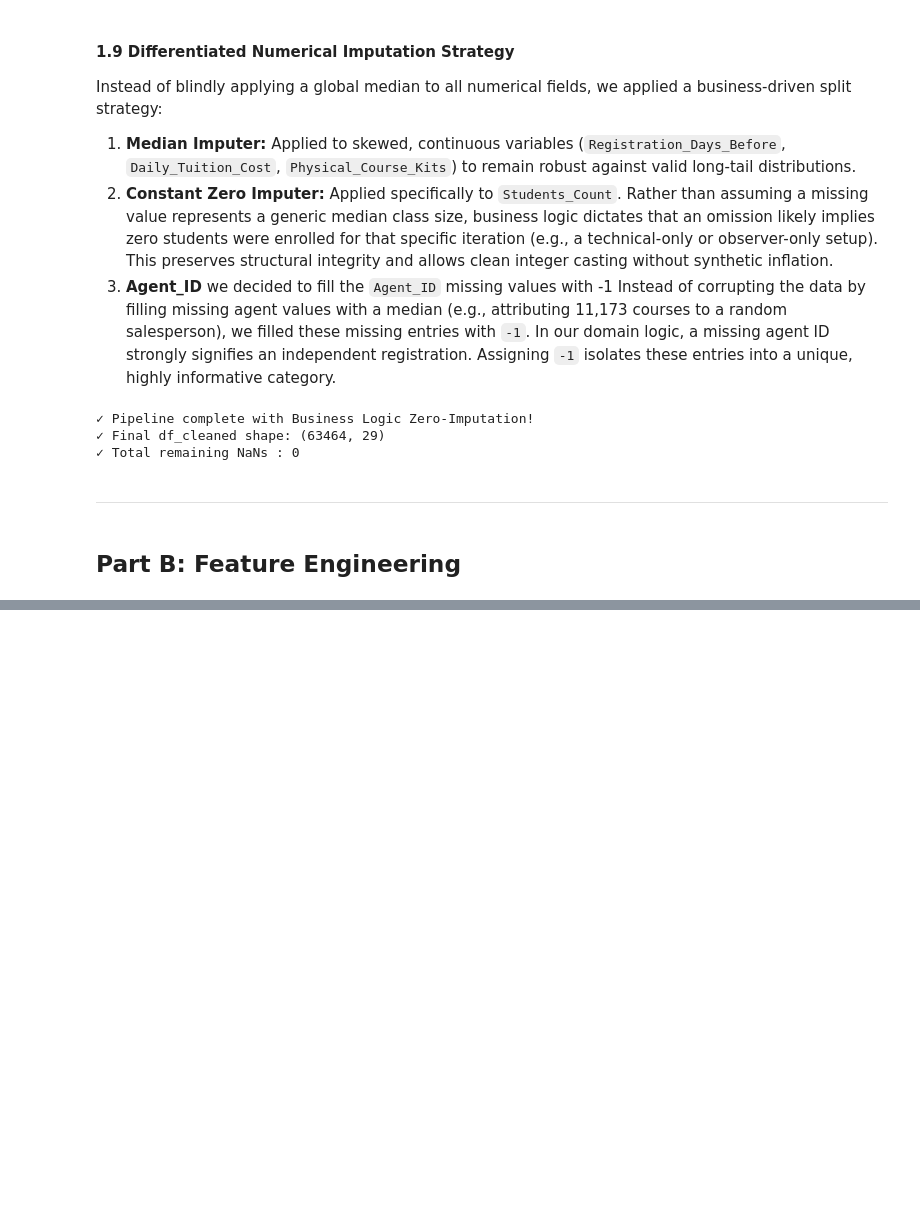
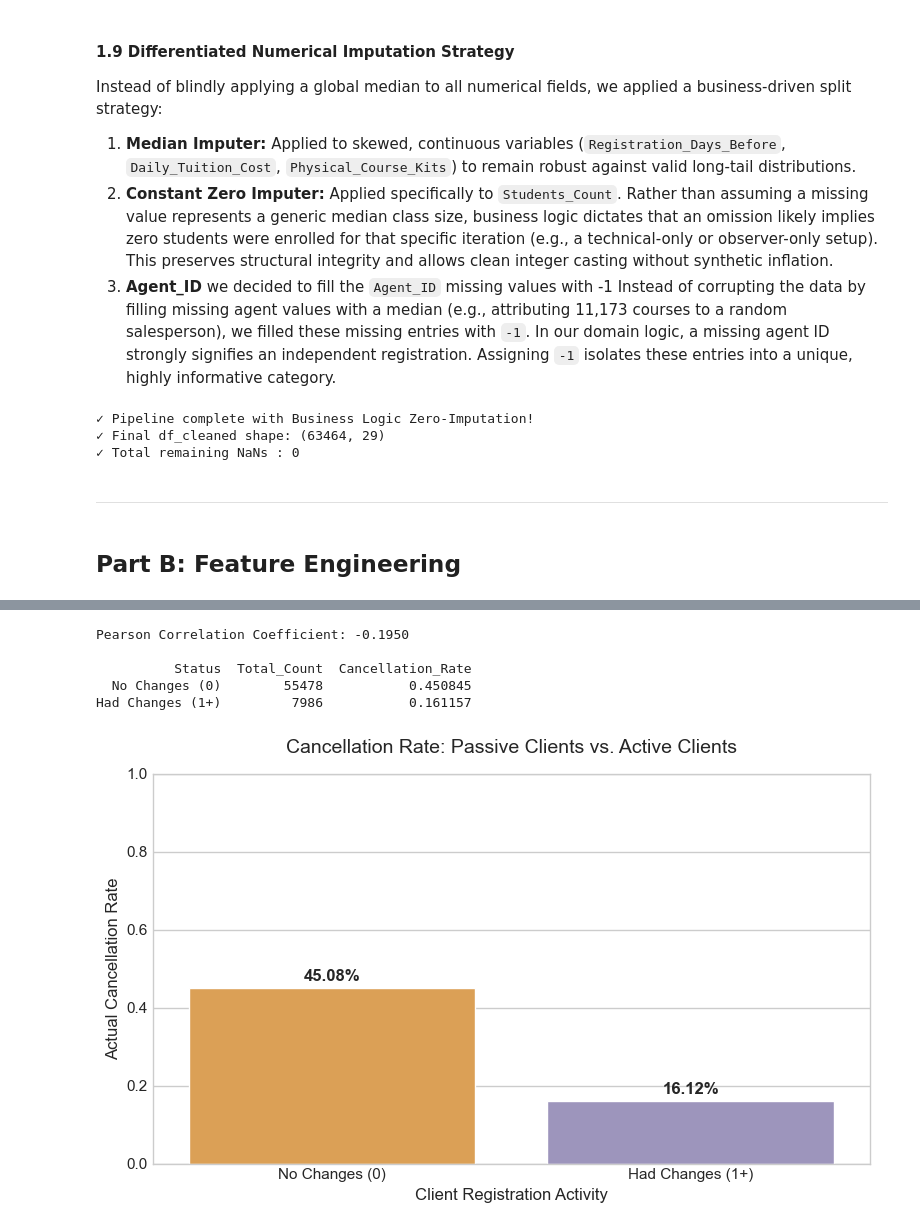
Before and after one commit to YahliEfrati/FinalProjectML, a Jupyter notebook: Final_Project.ipynb, the cells around one changed output, grey strips where cells are left out. Cells and saved outputs as stored; diff of their text form; code cells hidden in the pictures; blank space fills up the shorter version.

```diff
--- a/Final_Project.ipynb
+++ b/Final_Project.ipynb
@@ -475,0 +541,42 @@ print(f"✓ Total remaining NaNs : {df_cleaned.isnull().sum().sum()}")
+# %%
+
+# 1. Create the binary feature
+df_cleaned['Has_Registration_Changes'] = (df_cleaned['Registration_Changes'] > 0).astype(int)
+
+# 2. Calculate Pearson correlation coefficient
+binary_corr = df_cleaned['Has_Registration_Changes'].corr(df_cleaned['Dropped_Course'])
+print(f"Pearson Correlation Coefficient: {binary_corr:.4f}\n")
+
+# 3. Calculate actual cancellation rates
+summary = df_cleaned.groupby('Has_Registration_Changes').agg(
+    Total_Count=('Dropped_Course', 'count'),
+    Cancellation_Rate=('Dropped_Course', 'mean')
+).reset_index()
+
+summary['Status'] = summary['Has_Registration_Changes'].map({0: 'No Changes (0)', 1: 'Had Changes (1+)'})
+
+print(summary[['Status', 'Total_Count', 'Cancellation_Rate']].to_string(index=False))
+
+# 4. Generate the EDA plot
+plt.figure(figsize=(8, 5))
+ax = sns.barplot(data=summary, x='Status', y='Cancellation_Rate', palette=['#f1a340', '#998ec3'])
+
+for p in ax.patches:
+    ax.annotate(f"{p.get_height()*100:.2f}%",
+                (p.get_x() + p.get_width() / 2., p.get_height() + 0.01),
+                ha='center', va='center', xytext=(0, 5),
+                textcoords='offset points', weight='bold')
+
+plt.title('Cancellation Rate: Passive Clients vs. Active Clients', fontsize=14, pad=15)
+plt.ylabel('Actual Cancellation Rate')
+plt.xlabel('Client Registration Activity')
+plt.ylim(0, 1.0)
+plt.tight_layout()
+plt.savefig('has_changes_binary_eda.png')
+# %% [output]
+Pearson Correlation Coefficient: -0.1950
+
+          Status  Total_Count  Cancellation_Rate
+  No Changes (0)        55478           0.450845
+Had Changes (1+)         7986           0.161157
+[figure, added]
```
Also changed, not shown: parts of 7 cells of this notebook, 5 other files.
